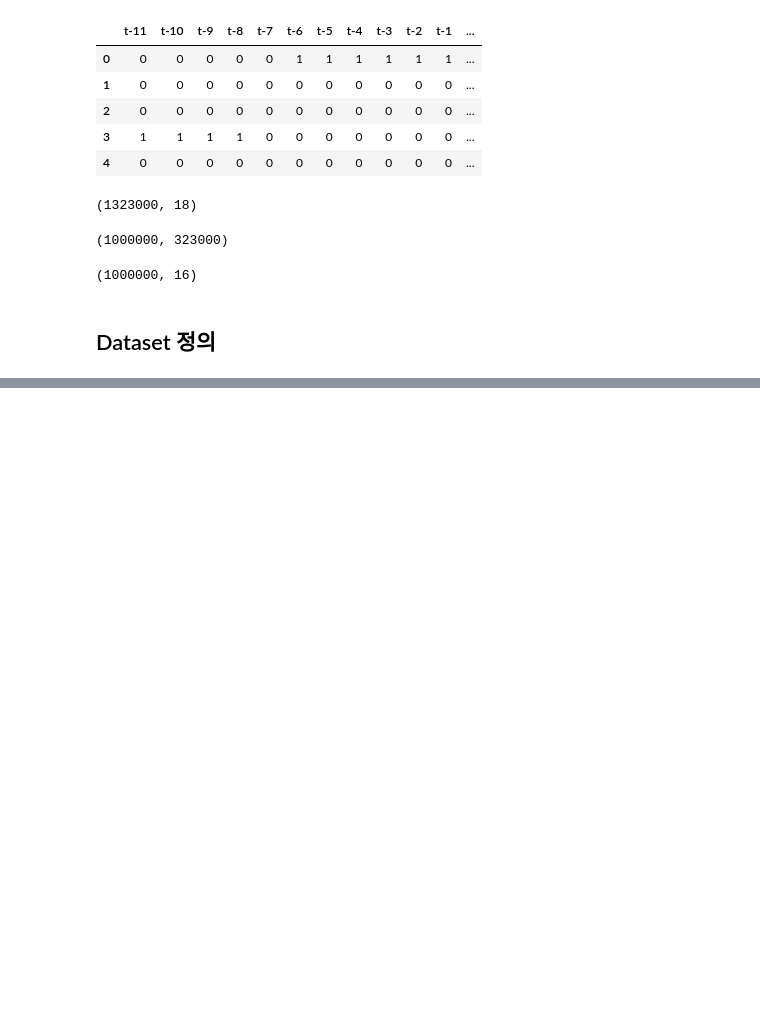
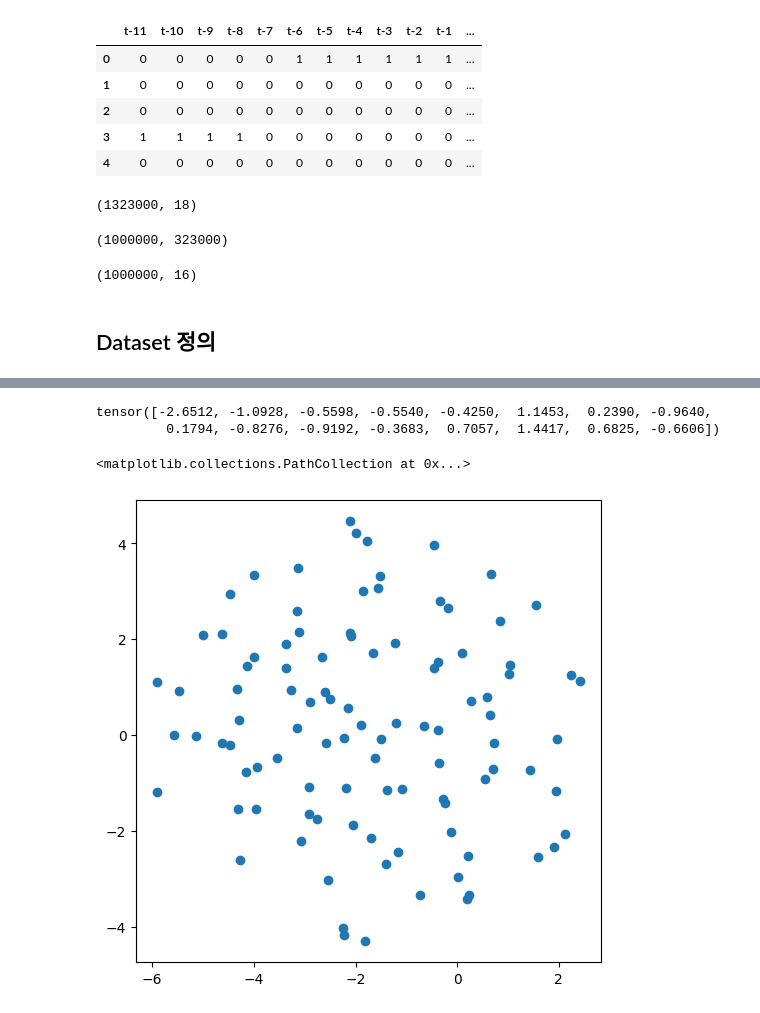
Before and after one commit to easttuna/ev-charger-occupancy-prediction, a Jupyter notebook: notebooks/base_modeling.ipynb, the cells around one changed output, grey strips where cells are left out. Saved outputs shown, nothing was run; the diff lists cells and outputs as text; code cells hidden in the pictures; blank space fills up the shorter version.

```diff
--- a/notebooks/base_modeling.ipynb
+++ b/notebooks/base_modeling.ipynb
@@ -106,20 +116,24 @@ import torch.nn.functional as F
 class BaseMLP(nn.Module):
     def __init__(self):
         super().__init__()
-        self.fc1 = nn.Linear(16, 32)
-        self.fc2 = nn.Linear(32, 32)
-        self.fc3 = nn.Linear(32, 1)
+        self.require_sid = False
+        self.fc1 = nn.Linear(16, 64)
+        self.fc2 = nn.Linear(64, 128)
+        self.fc3 = nn.Linear(128, 32)
+        self.fc4 = nn.Linear(32, 1)
 
     def forward(self, x):
         x = F.relu(self.fc1(x))
         x = F.relu(self.fc2(x))
-        x = self.fc3(x)
+        x = F.relu(self.fc3(x))
+        x = self.fc4(x)
         return torch.sigmoid(x)
 
 
 class BaseEmbeddingMLP(nn.Module):
     def __init__(self, station_size, n_dim):
         super().__init__()
+        self.require_sid = True
         self.embedding = nn.Embedding(num_embeddings=station_size, embedding_dim=n_dim)
         self.fc1 = nn.Linear(16+n_dim, 64)
         self.fc2 = nn.Linear(64, 128)
@@ -227,8 +208,10 @@ def test_embnet(model, test_dataloader):
 model = BaseMLP()
 optim = torch.optim.Adam(model.parameters(), lr=1e-3)
 
-for epoch in range(1,21):
-    train(model, train_loader_base, optim, epoch)
-    test(model, valid_loader_base)
+N_EPOCH = 5
+
+for epoch in range(1,N_EPOCH+1):
+    train(model, train_loader, optim, epoch)
+    test(model, valid_loader)
     print()
 # %% [output]
@@ -287,8 +248,10 @@ Test dataset:  Loss: 0.4336, Accuracy: 0.82, Precision: 0.39, Recall: 0.00, F1:
 model_emb = BaseEmbeddingMLP(100, 16)
 optim = torch.optim.Adam(model_emb.parameters(), lr=1e-3)
 
-for epoch in range(1, 21):
-    train_embnet(model_emb, train_loader_emb, optim, epoch)
-    test_embnet(model_emb, valid_loader_emb)
+N_EPOCH = 5
+
+for epoch in range(1,N_EPOCH+1):
+    train(model_emb, train_loader, optim, epoch)
+    test(model_emb, valid_loader)
     print()
 # %% [output]
@@ -311,0 +288,22 @@ Test dataset:  Loss: 0.4052, Accuracy: 0.82, Precision: 0.57, Recall: 0.08, F1:
+# %%
+model_emb.state_dict()['embedding.weight'][0]
+# %% [output]
+tensor([-2.6512, -1.0928, -0.5598, -0.5540, -0.4250,  1.1453,  0.2390, -0.9640,
+         0.1794, -0.8276, -0.9192, -0.3683,  0.7057,  1.4417,  0.6825, -0.6606])
+# %%
+from sklearn.manifold import TSNE
+import pandas as pd
+
+
+tsne = TSNE(n_components = 2).fit_transform(model_emb.state_dict()['embedding.weight'])
+
+df = pd.DataFrame(tsne)
+# %%
+import matplotlib.pyplot as plt
+
+fig, ax = plt.subplots(figsize=(6,6))
+
+ax.scatter(df[0], df[1])
+# %% [output]
+<matplotlib.collections.PathCollection at 0x...>
+[figure, added]
```
Also changed, not shown: parts of 11 cells of this notebook, 2 other files.
